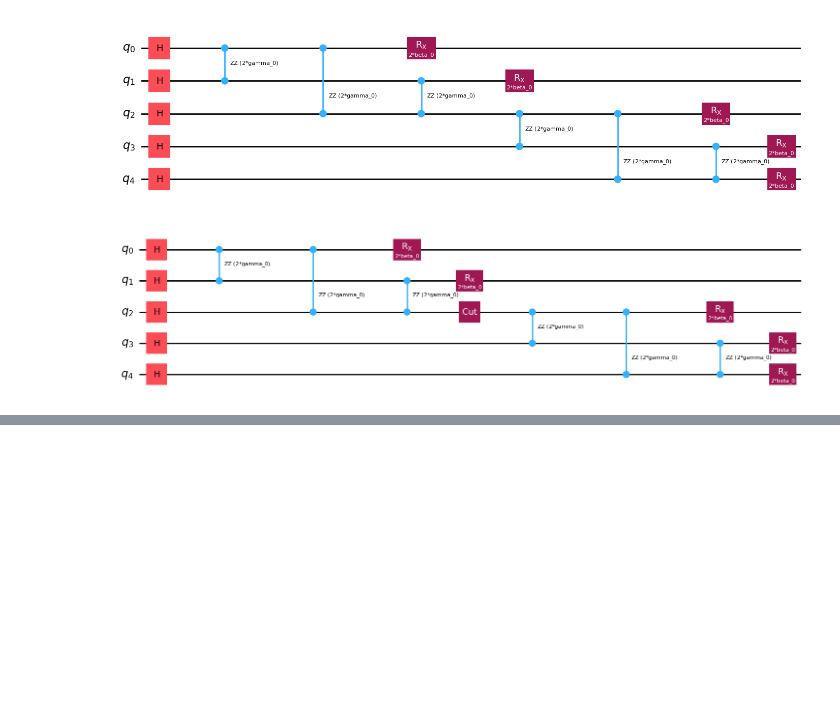
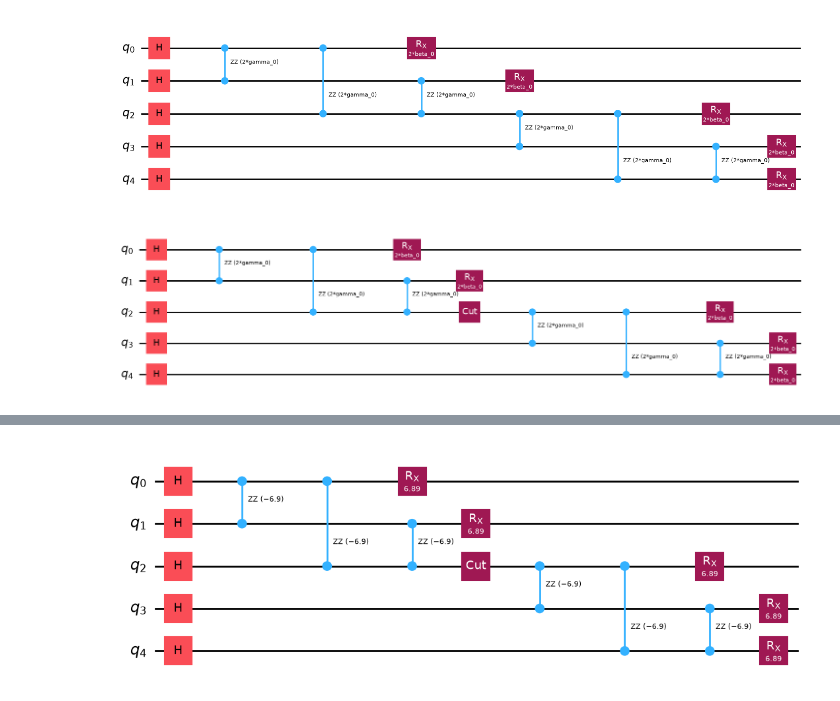
Before and after one commit to JooNiv/QCut, a Jupyter notebook: docs/notebooks/QCutQAOAExample.ipynb, the cells around one changed output, grey strips where cells are left out. Drawn from its saved outputs; the diff is of its cells as text; code cells hidden in the pictures; blank space fills up the shorter version.

```diff
--- a/docs/notebooks/QCutQAOAExample.ipynb
+++ b/docs/notebooks/QCutQAOAExample.ipynb
@@ -213,0 +227,11 @@ plt.grid(True)
+# %%
+cut_solution_circuit = create_cut_qaoa_circ(1).assign_parameters(
+    {
+        "beta_0": res_uncut.x[0],
+        "gamma_0": res_uncut.x[1],
+    }
+)
+
+cut_solution_circuit.draw("mpl")
+# %% [output]
+[figure, added]
```
Also changed, not shown: parts of 9 cells of this notebook.
